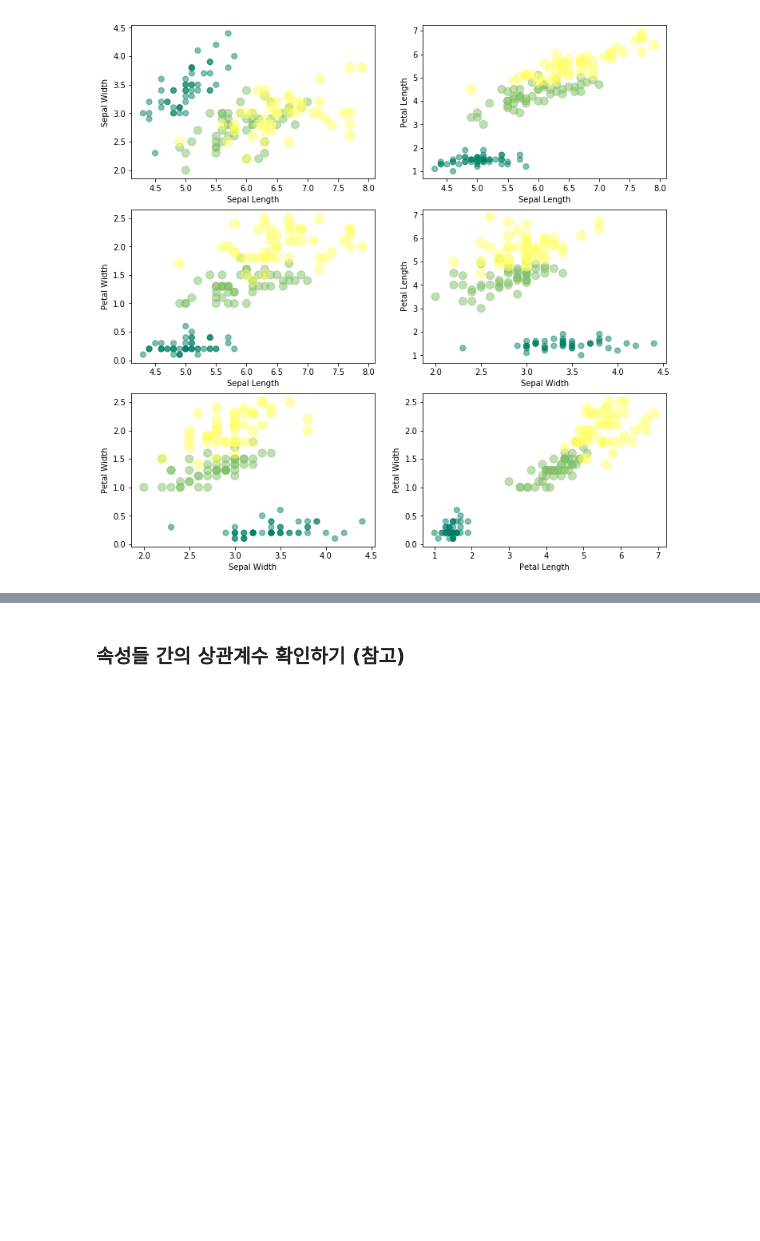
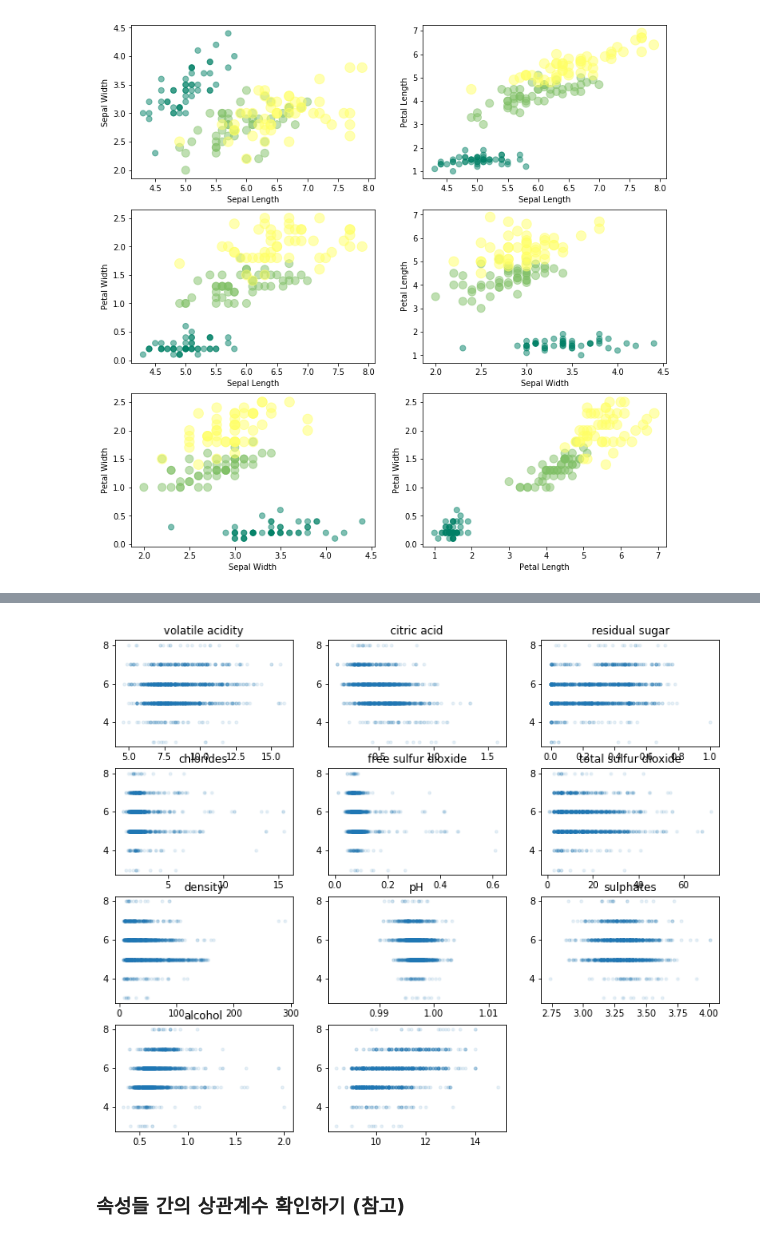
Before and after one commit to gubosd/lecture11, a Jupyter notebook: 파이썬고급/03_matplotlib_iris.ipynb, the cells around one changed output, grey strips where cells are left out. Saved outputs shown, nothing was run; the diff lists cells and outputs as text; code cells hidden in the pictures; blank space fills up the shorter version.

```diff
--- a/파이썬고급/03_matplotlib_iris.ipynb
+++ b/파이썬고급/03_matplotlib_iris.ipynb
@@ -303,0 +306,5 @@ for col1 in range(3):
+# %%
+s = '"fixed acidity";"volatile acidity";"citric acid";"residual sugar";"chlorides";"free sulfur dioxide";"total sulfur dioxide";"density";"pH";"sulphates";"alcohol";"quality"'
+wineh = [i.strip('"') for i in s.split(';')]
+# %%
+wine = np.loadtxt('winequality-red.csv', skiprows=1, delimiter=';')
@@ -304,3 +326,12 @@ for col1 in range(3):
+# %%
+plt.figure(figsize=[12,10])
+
+for i in range(11):
+    plt.title(wineh[i])
+    plt.subplot(4,3,i+1)
+    plt.scatter(wine[:,i], wine[:,11], s=10, alpha=0.1, cmap='Blues')
+# %% [output]
+[figure, added]
 # %% [markdown]
 ### 속성들 간의 상관계수 확인하기 (참고)
 # %%
```
Also changed, not shown: parts of 8 cells of this notebook, 1 other file.
